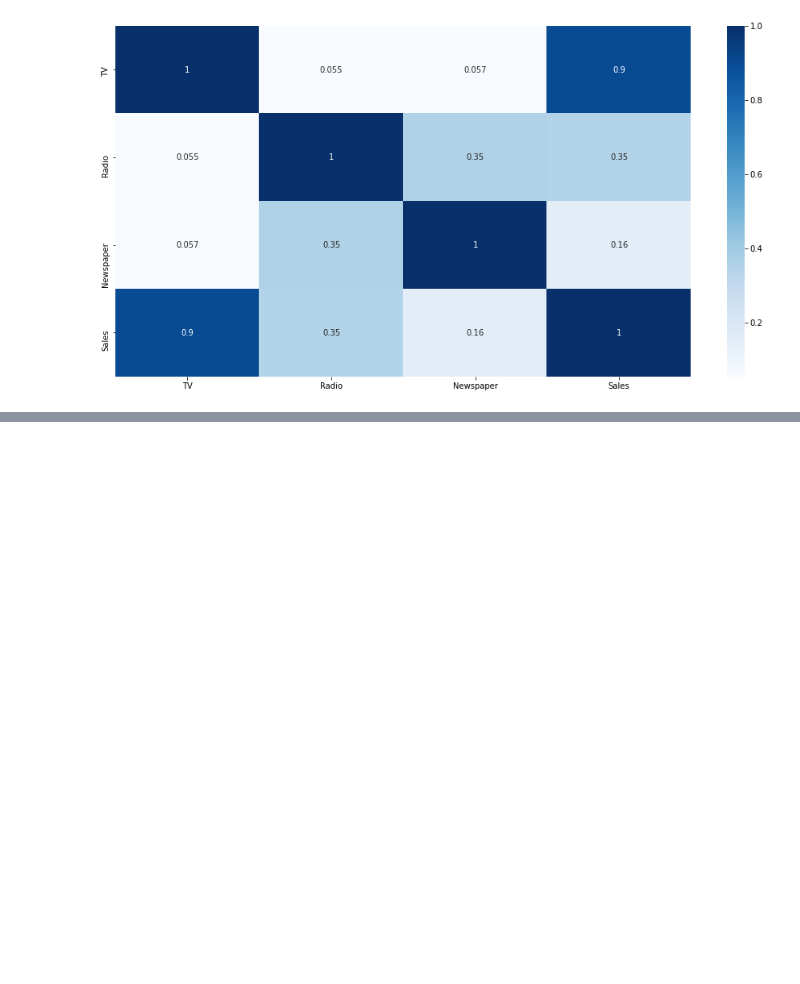
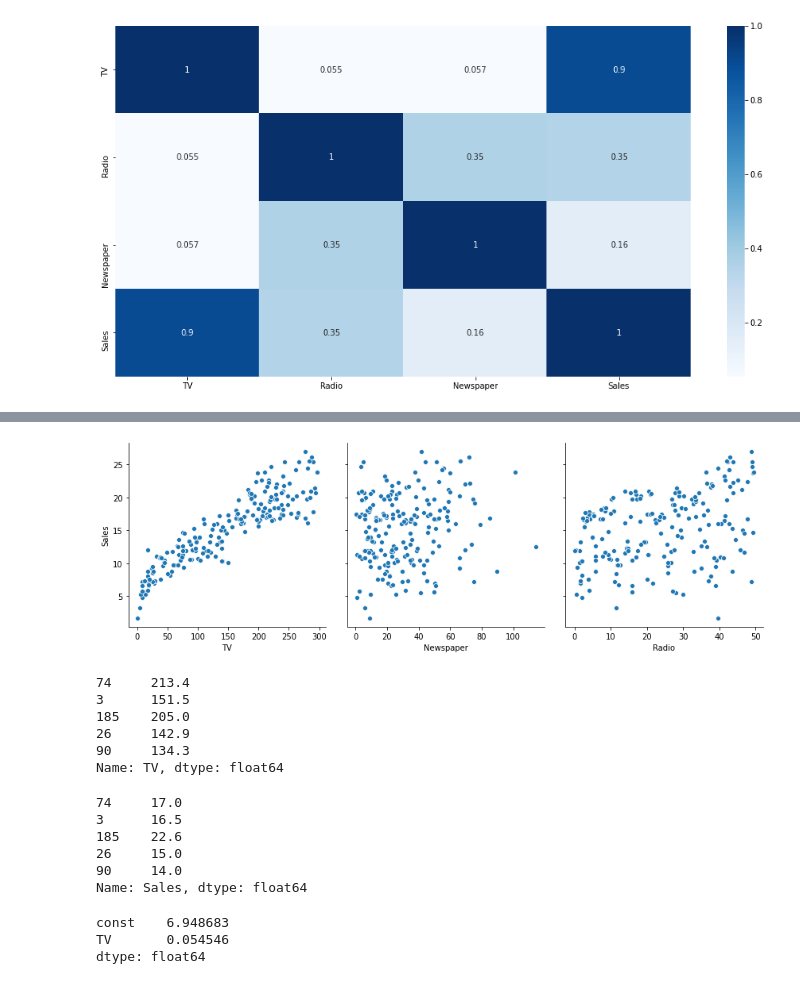
Before and after one commit to sunwenliang14/credit-card-risk, a Jupyter notebook: credit-risk-analysis.ipynb, the cells around one changed output, grey strips where cells are left out. Saved outputs shown, nothing was run; the diff lists cells and outputs as text; code cells hidden in the pictures; blank space fills up the shorter version.

```diff
--- a/credit-risk-analysis.ipynb
+++ b/credit-risk-analysis.ipynb
@@ -861,0 +883,5 @@ sns.heatmap(df.corr(), cmap='Blues', annot=True)
+# %%
+sns.pairplot(df, x_vars=['TV', 'Newspaper', 'Radio'], y_vars='Sales', height=4, aspect=1, kind='scatter')
+plt.show()
+# %% [output]
+[figure, added]
@@ -861,0 +894,19 @@ sns.heatmap(df.corr(), cmap='Blues', annot=True)
+# %%
+# Let's now take a look at the train dataset
+X_train.head()
+# %% [output]
+74     213.4
+3      151.5
+185    205.0
+26     142.9
+90     134.3
+Name: TV, dtype: float64
+# %%
+y_train.head()
+# %% [output]
+74     17.0
+3      16.5
+185    22.6
+26     15.0
+90     14.0
+Name: Sales, dtype: float64
@@ -861,0 +921,7 @@ sns.heatmap(df.corr(), cmap='Blues', annot=True)
+# %%
+# Print the parameters, i.e. the intercept and the slope of the regression line fitted
+lr.params
+# %% [output]
+const    6.948683
+TV       0.054546
+dtype: float64
```
Also changed, not shown: parts of 17 cells of this notebook.
